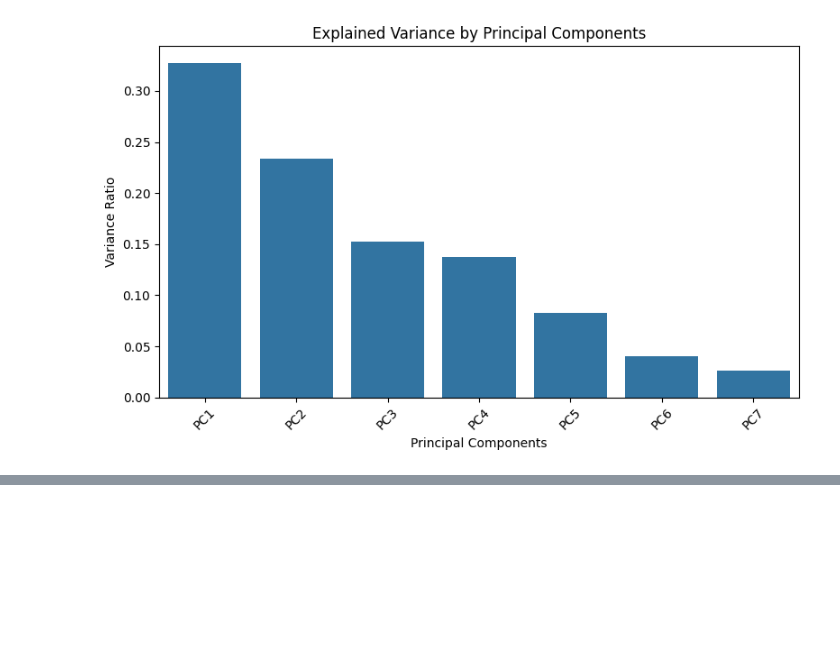
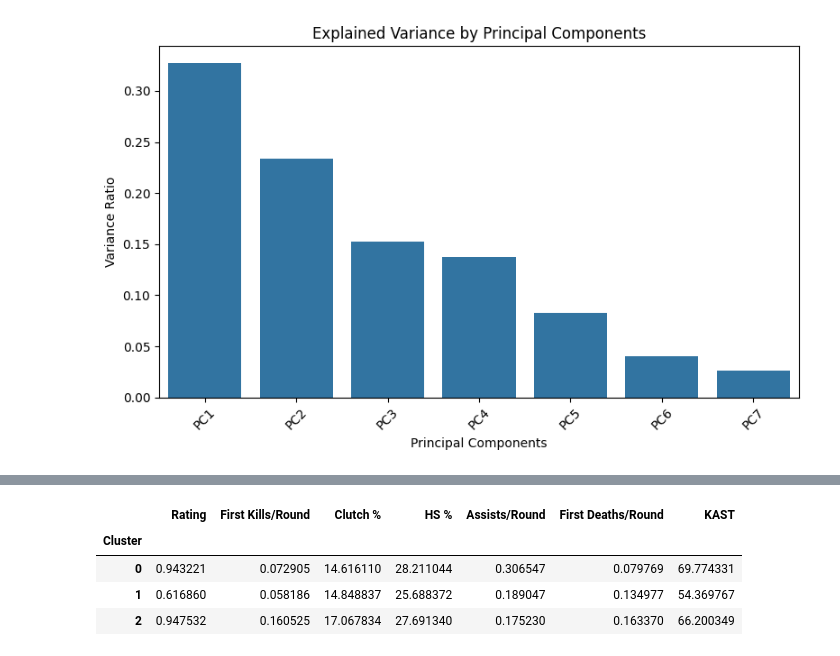
Before and after one commit to tiao1314/valorant-data, a Jupyter notebook: vppi_analysis.ipynb, the cells around one changed output, grey strips where cells are left out. Saved outputs shown, nothing was run; the diff lists cells and outputs as text; code cells hidden in the pictures; blank space fills up the shorter version.

```diff
--- a/vppi_analysis.ipynb
+++ b/vppi_analysis.ipynb
@@ -284,0 +368,9 @@ plt.show()
+# %%
+df_reduced['Cluster'] = pca_df['Cluster']
+df_reduced.groupby('Cluster').mean()
+# %% [output]
+|  | Rating | First Kills/Round | Clutch % | HS % | Assists/Round | First Deaths/Round | KAST |
+| Cluster |  |  |  |  |  |  |  |
+| 0 | 0.943221 | 0.072905 | 14.616110 | 28.211044 | 0.306547 | 0.079769 | 69.774331 |
+| 1 | 0.616860 | 0.058186 | 14.848837 | 25.688372 | 0.189047 | 0.134977 | 54.369767 |
+| 2 | 0.947532 | 0.160525 | 17.067834 | 27.691340 | 0.175230 | 0.163370 | 66.200349 |
```
Also changed, not shown: parts of 7 cells of this notebook.
